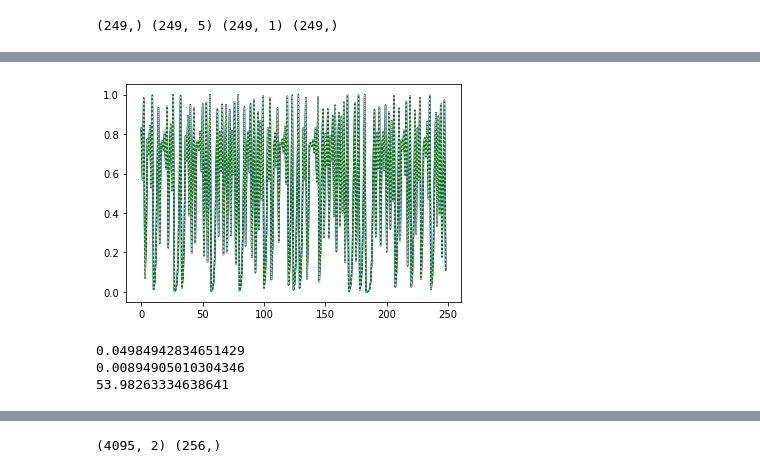
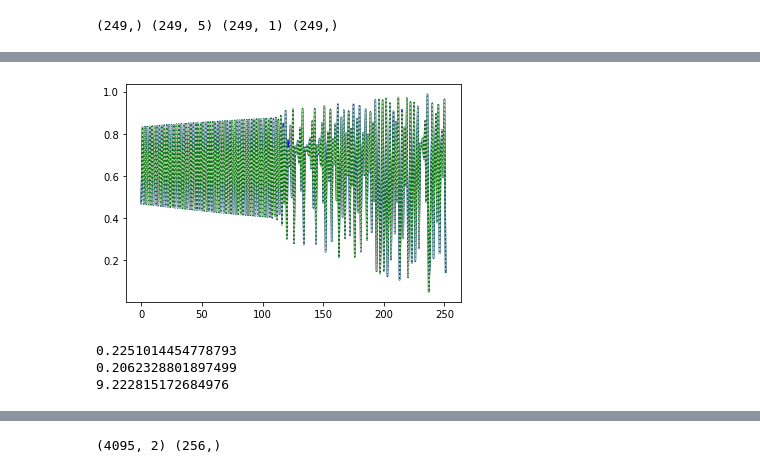
Before and after one commit to kenflat2/Nonlinear-Regression, a Jupyter notebook: Nonstationary SMap.ipynb, the cells around one changed output, grey strips where cells are left out. Cells and saved outputs as stored; diff of their text form; code cells hidden in the pictures.

```diff
--- a/Nonstationary SMap.ipynb
+++ b/Nonstationary SMap.ipynb
@@ -526,7 +395,7 @@ print(delayEmbed(Test, 2, 2, 1, t=TestT))
        [7.],
        [8.]]), array([1, 2, 3, 4]), array([3, 4, 5, 6]))
 # %%
-settlingTime = 0
+settlingTime = 10
 
 tlen = 2 ** 8 + settlingTime
 end = 2 ** 8 # (3.498901098901099 / (12*reduction)) * tlen # 2**3
@@ -618,8 +487,8 @@ Xr = standardize(odeint(ms.RosslerP, t0, tr, args=(a,b,c)))[::reduction, 0, None
 
 
 # Logistic Map
-r = lambda t: 3 + 1 # np.sin(np.pi * t / tlen)
-# r = lambda t: 4 #  + 0.5 * t / tlen
+# r = lambda t: 3 + 1 # np.sin(np.pi * t / tlen)
+r = lambda t: 3.3 + 0.7 * t / tlen
 Xr = np.zeros((tlen,1))
 Xr[0,0] = t0
 for i in range(1,tlen):
@@ -801,38 +638,38 @@ print(Yn[-1])
 # %%
 # predictedTSG = leaveOneOut(Xn, Yn, txn, 10, 0.001)
-predictedTSG = leaveOneOut(Xs, Ys, txs, 50, 0.1)
-predictedTSS = leaveOneOut(Xs, Ys, txs, 50, 0)
+predictedTSG = leaveOneOut(Xn, Yn, txn, 50, 0.01)
+predictedTSS = leaveOneOut(Xn, Yn, txn, 50, 0)
 
-predictedTSSN = np.zeros((Xs.shape[0], 1))
-for i in range(0, Xs.shape[0]):
-    Xjts = Xs[i].copy()
-    Yjts = Ys[i].copy()
+predictedTSSN = np.zeros((Xn.shape[0], 1))
+for i in range(0, Xn.shape[0]):
+    Xjts = Xn[i].copy()
+    Yjts = Yn[i].copy()
 
-    Xjtr = np.delete(Xs, i, axis=0)
-    Yjtr = np.delete(Ys, i, axis=0)
+    Xjtr = np.delete(Xn, i, axis=0)
+    Yjtr = np.delete(Yn, i, axis=0)
 
-    prediction = SMap(Xjtr, Yjtr, Xjts, 10)
+    prediction = SMap(Xjtr, Yjtr, Xjts, 50)
 
     predictedTSSN[i] = prediction
 
 figLOU, axLOU = plt.subplots()
-axLOU.plot(Ys, c="blue")
+axLOU.plot(Yn, c="blue")
 axLOU.plot(predictedTSG, c="green", linestyle="-")
 axLOU.plot(predictedTSS, c="silver", linestyle="dotted")
 # axLOU.plot(predictedTSSN, c="silver", linestyle="dotted")
 plt.show()
 # %% [output]
-[figure, old version]
+[figure, new version]
 # %%
-print(np.sum(abs(predictedTSG - Ys)))
-print(np.sum(abs(predictedTSS - Ys)))
-print(np.sum(abs(predictedTSSN - Ys)))
+print(np.sum(abs(predictedTSG - Yn)))
+print(np.sum(abs(predictedTSS - Yn)))
+print(np.sum(abs(predictedTSSN - Yn)))
 
 # timeit.timeit("leaveOneOut(X, Y, tx, ty, 10, 0.1)", globals=globals())
 # %% [output]
-0.04984942834651429
-0.00894905010304346
-53.98263334638641
+0.2251014454778793
+0.2062328801897499
+9.222815172684976
 # %%
 A = np.array([2,3,0],dtype=float)
 print(np.power(A, -1, where=(A!=0)))
```
Also changed, not shown: parts of 22 cells of this notebook, 3 other files.
